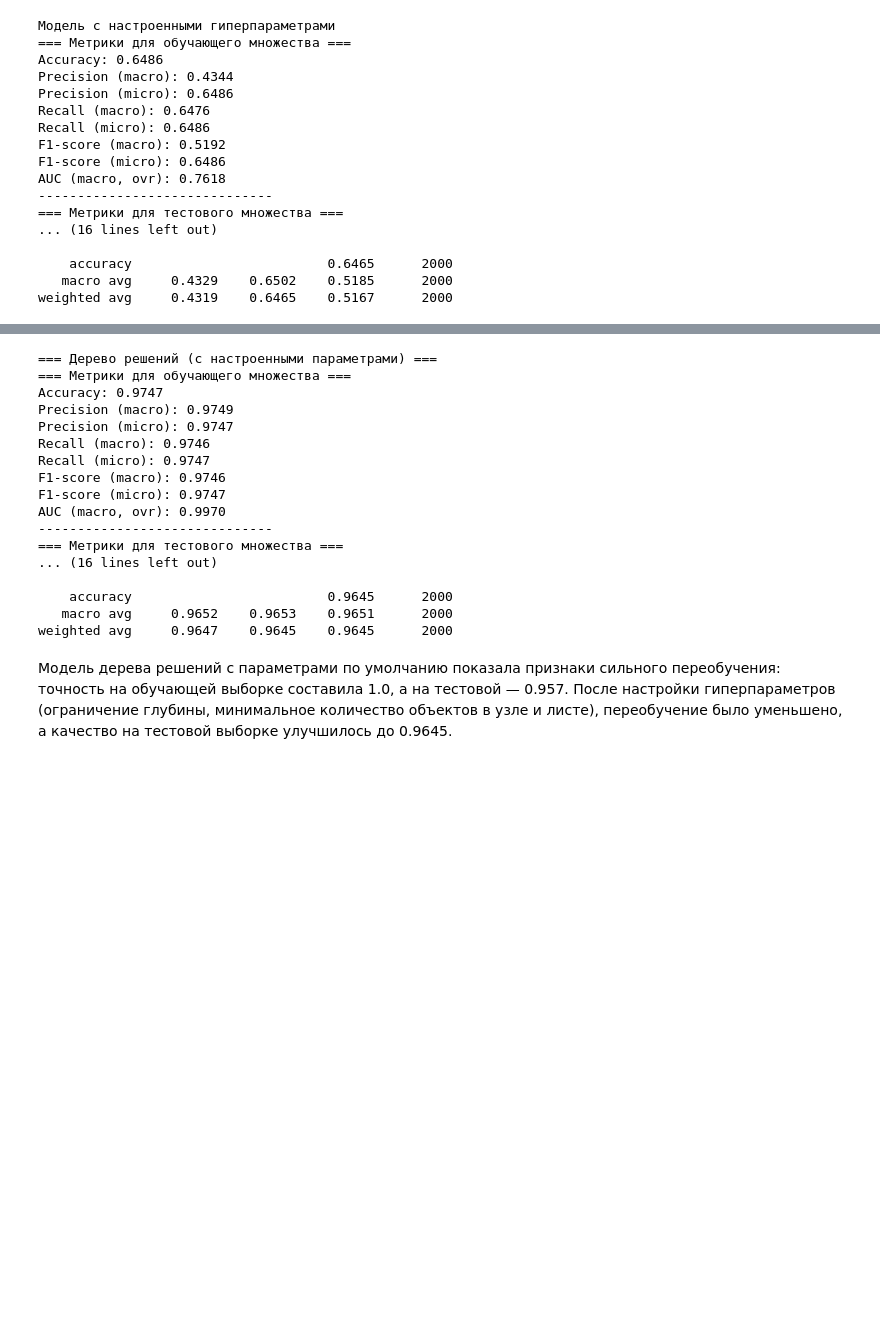
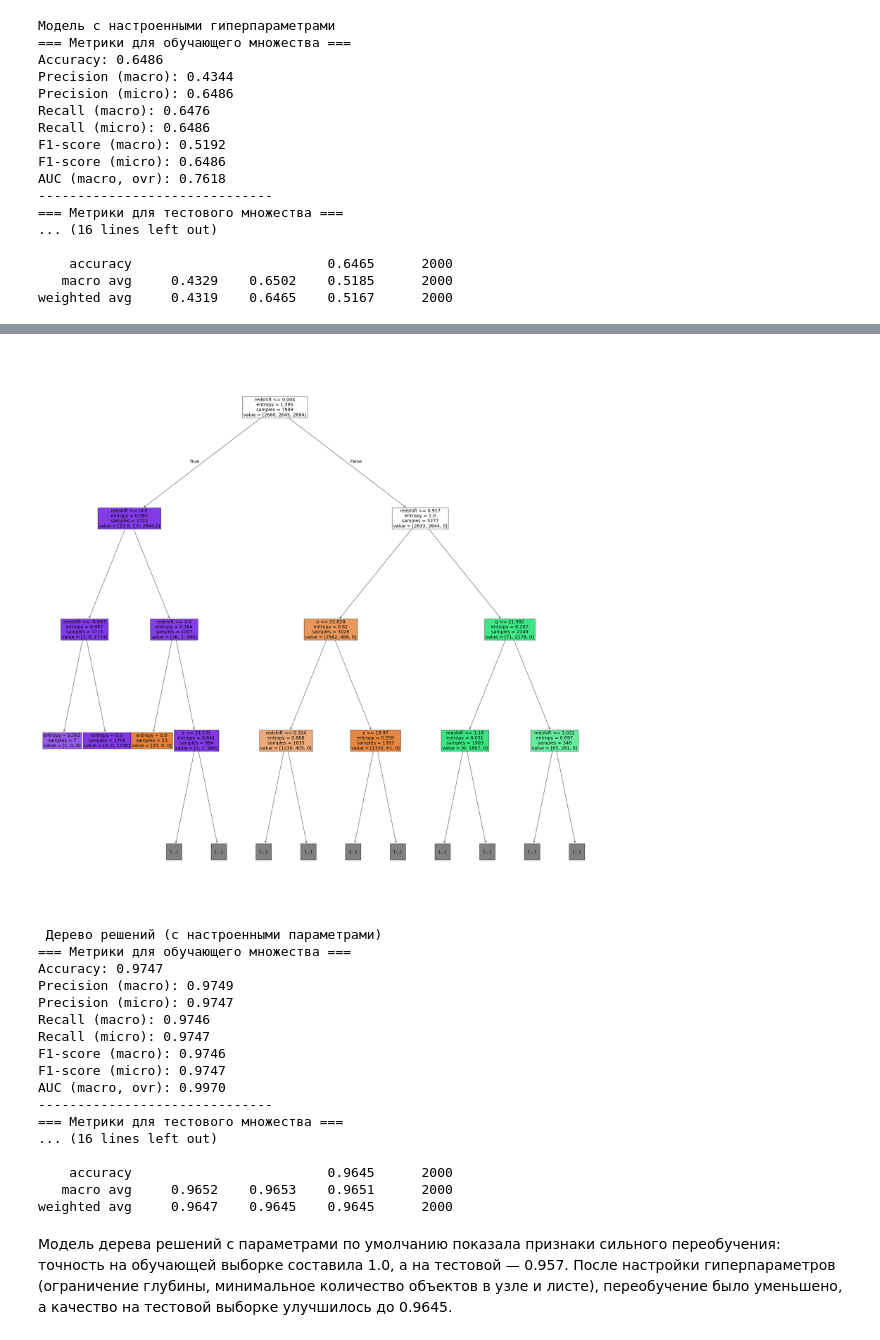
Before and after one commit to DaryaBorovinskaya/ML_lab3, a Jupyter notebook: lab3.ipynb, the cells around one changed output, grey strips where cells are left out. Cells and saved outputs as stored; diff of their text form; code cells hidden in the pictures; blank space fills up the shorter version.

```diff
--- a/lab3.ipynb
+++ b/lab3.ipynb
@@ -459,16 +476,29 @@ print("Лучшие параметры для дерева:", grid_dt.best_param
 # %%
 y_train_pred_dt_best = grid_dt.predict(X_train)
 y_test_pred_dt_best = grid_dt.predict(X_test)
 y_train_proba_dt_best = grid_dt.predict_proba(X_train)
 y_test_proba_dt_best = grid_dt.predict_proba(X_test)
 
+
+best_dt = grid_dt.best_estimator_
+
+plt.figure(figsize=(40, 40))
+plot_tree(best_dt,
+          filled=True,
+          max_depth=3,
+          fontsize=18,
+          feature_names=feature_names,
+          )
+plt.show()
+
 print("\n Дерево решений (с настроенными параметрами) ")
 calculate_metrics(y_train, y_train_pred_dt_best, y_train_proba_dt_best, "обучающего множества")
 calculate_metrics(y_test, y_test_pred_dt_best, y_test_proba_dt_best, "тестового множества")
 print("\nClassification Report (test, best params):")
 print(classification_report(y_test, y_test_pred_dt_best, digits=4))
 # %% [output]
+[figure, added]
-=== Дерево решений (с настроенными параметрами) ===
+ Дерево решений (с настроенными параметрами)
 === Метрики для обучающего множества ===
 Accuracy: 0.9747
 Precision (macro): 0.9749
```
Also changed, not shown: parts of 4 cells of this notebook.
